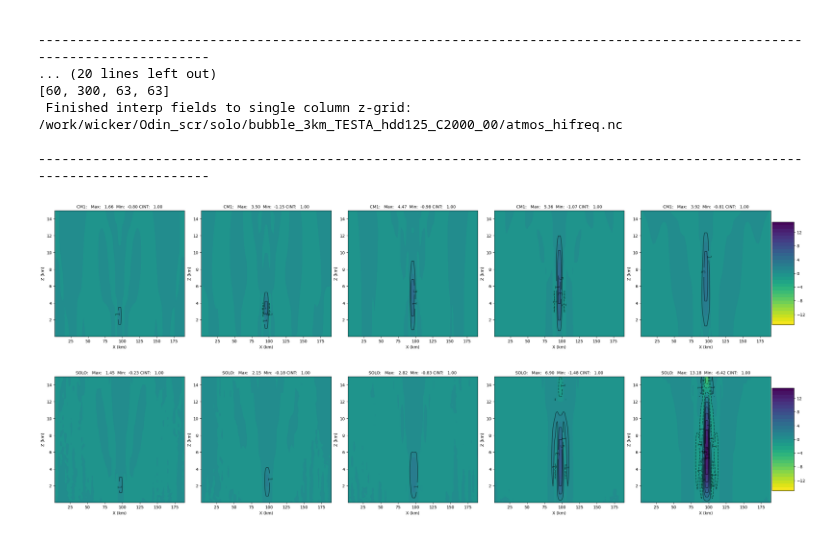
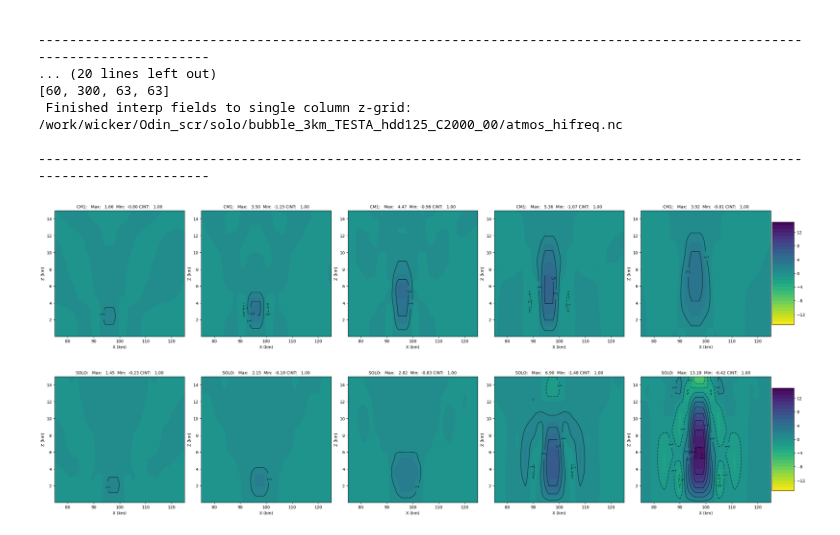
Before and after one commit to louiswicker/CAM_analysis_tools, a Jupyter notebook: ideal_cases/Beta.ipynb, the cells around one changed output. Cells and saved outputs as stored; diff of their text form; code cells hidden in the pictures.

```diff
--- a/ideal_cases/Beta.ipynb
+++ b/ideal_cases/Beta.ipynb
@@ -81,7 +101,7 @@ for key in paths:
 
     beta_file = os.path.join(beta_dir, "%s_%s_beta_out.nc" % ('cm1', os.path.basename(paths[key]) ))
     print("Reading: ",key, beta_file)
-    cm1.append( read_cm1_fields(paths[key], vars = ['den'], ret_beta=beta_file, zinterp=zlevels) )
+    cm1.append( read_cm1_fields(paths[key], vars = ['den','buoy'], ret_beta=beta_file, zinterp=zlevels) )
     paths = {}
 
 # paths['solo1'] = '/work/wicker/Odin_scr/solo/bubble_3km_dt20_hdd125_C2000_00'
@@ -93,7 +113,7 @@ solo = []
 for key in paths:
     beta_file = os.path.join(beta_dir, "%s_%s_beta_out.nc" % ('solo', os.path.basename(paths[key]) ))
     print("Reading: ",key, beta_file)
-    solo.append( read_solo_fields(paths[key], vars = ['den'], ret_beta=beta_file, zinterp=zlevels) )
+    solo.append( read_solo_fields(paths[key], vars = ['den','buoy'], ret_beta=beta_file, zinterp=zlevels) )
 # %% [output]
 Reading:  cm1_3km_hdd125 /work/wicker/CAM_analysis_tools/ideal_cases/beta_diagnostic/cm1_bubble_3km_TESTA_hdd125_C2000_00_beta_out.nc
 ------------------------------------------------------------------------------------------------------------------------
@@ -115,18 +135,18 @@ Reading:  cm1_3km_hdd125 /work/wicker/CAM_analysis_tools/ideal_cases/beta_diagno
 # %%
 t0 = [10, 15, 20, 30, 40]
 
 cm1_list  = []
 solo_list = []
 
 for tloc in t0:
 
     jloc = 31
 
     cm1_list.append( container( cm1[0]['xc'][:]*.001,  zlevels*.001,  100*cm1[0]['beta'][tloc+1,:,jloc, :]) )
-    solo_list.append( container(solo[0]['xc'][:]*.001, zlevels*.001, 100*solo[0]['beta'][tloc,:,jloc, :]) )
+    solo_list.append( container(solo[0]['xc'][:]*.001, zlevels*.001,  100*solo[0]['beta'][tloc,:,jloc, :]) )
 
-plot_contour_row(cm1_list, levels=pclevs, title='CM1', xlabel='X (km)', ylabel='Z (km)', cmap=plt.cm.viridis_r);
-plot_contour_row(solo_list, levels=pclevs, title='SOLO', xlabel='X (km)', ylabel='Z (km)', cmap=plt.cm.viridis_r);
+plot_contour_row(cm1_list, levels=pclevs, title='CM1', xlabel='X (km)', ylabel='Z (km)', range=[75.,125.], cmap=plt.cm.viridis_r);
+plot_contour_row(solo_list, levels=pclevs, title='SOLO', xlabel='X (km)', ylabel='Z (km)', range=[75.,125.],cmap=plt.cm.viridis_r);
 # %% [output]
-[figure, old version]
+[figure, new version]
-[figure, old version]
+[figure, new version]
```
Also changed, not shown: parts of 2 cells of this notebook, 1 other file.
